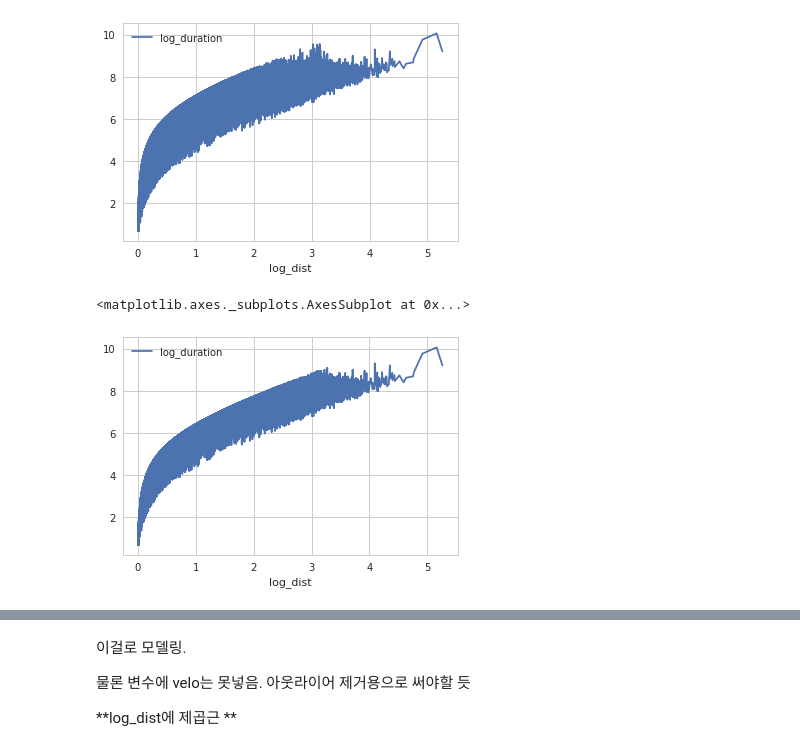
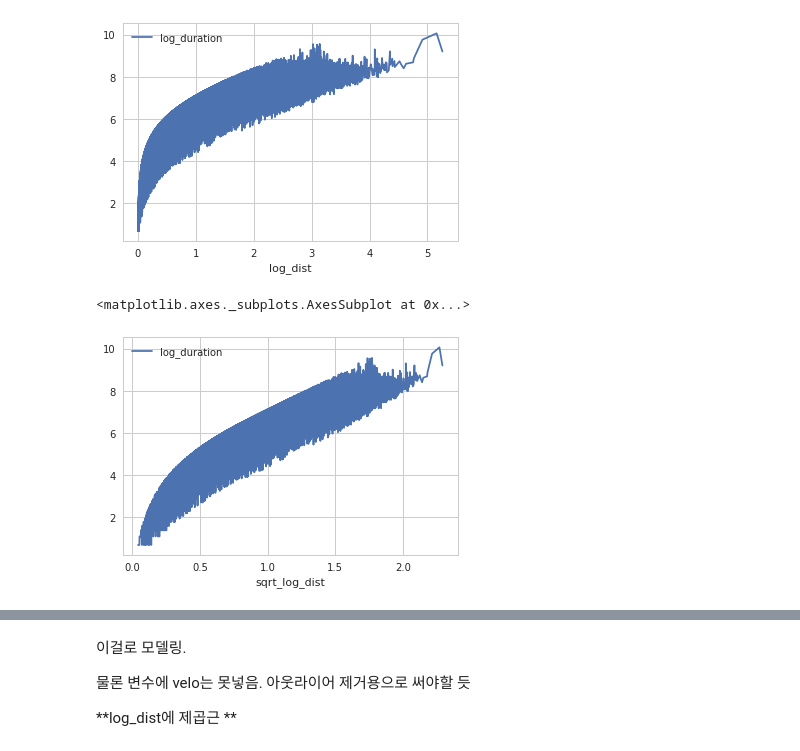
Before and after one commit to Moons08/dss-project-taxi, a Jupyter notebook: Mk/1.EDA_ver.2.0.ipynb, the cells around one changed output, grey strips where cells are left out. Drawn from its saved outputs; the diff is of its cells as text; code cells hidden in the pictures.

```diff
--- a/Mk/1.EDA_ver.2.0.ipynb
+++ b/Mk/1.EDA_ver.2.0.ipynb
@@ -5,6 +5,9 @@ from taxi_pakage import *
 taxi = pd.read_csv("edited_taxi.csv")
 taxi['log_duration'] = taxi['trip_duration'].apply(lambda x: np.log1p(x))
 taxi['log_dist'] = taxi['dist'].apply(lambda x: np.log1p(x))
+taxi['sqrt_log_dist'] = taxi['dist'].apply(lambda x: np.sqrt(np.log1p(x)))
+taxi['cbrt_log_dist'] = taxi['dist'].apply(lambda x: np.cbrt(np.log1p(x)))
+
 taxi['velo'] = taxi['dist']/taxi['trip_duration']*3600 # 시속
 taxi['no_passenger'] = taxi['passenger_count'].apply(lambda x: 1 if x == 0 else 0)
 taxi['log_dist2'] = taxi['log_dist'].apply(lambda x: x**2)
@@ -59,8 +62,8 @@ a.plot()
 <matplotlib.axes._subplots.AxesSubplot at 0x...>
 [figure]
 # %%
-a = taxi[taxi['velo']>10].pivot_table("log_duration", "log_dist", aggfunc='mean')
+a = taxi[taxi['velo']>5].pivot_table("log_duration", "sqrt_log_dist", aggfunc='mean')
 a.plot()
 # %% [output]
 <matplotlib.axes._subplots.AxesSubplot at 0x...>
-[figure, old version]
+[figure, new version]
```
Also changed, not shown: parts of 4 cells of this notebook.
